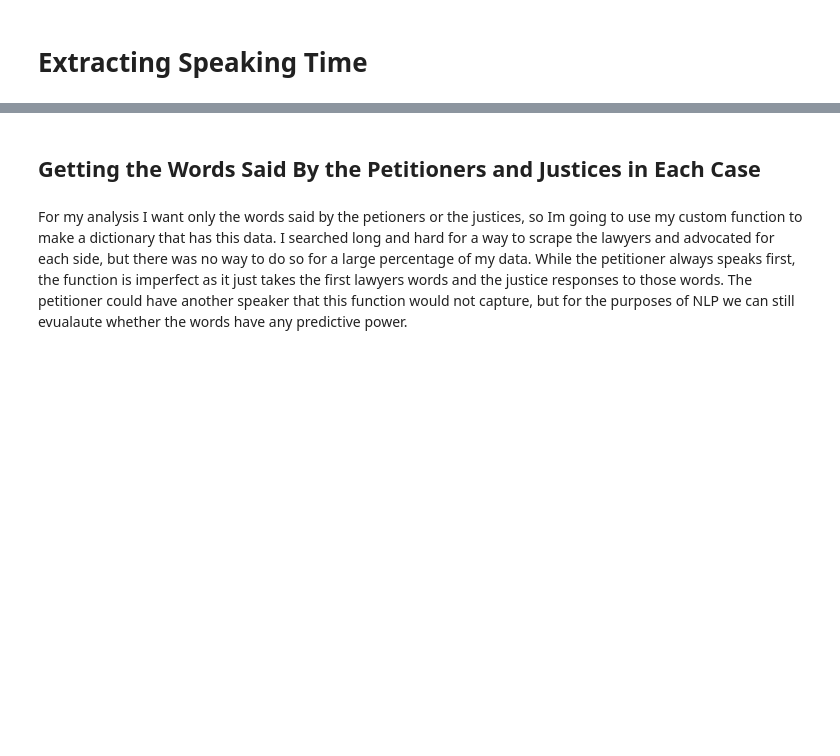
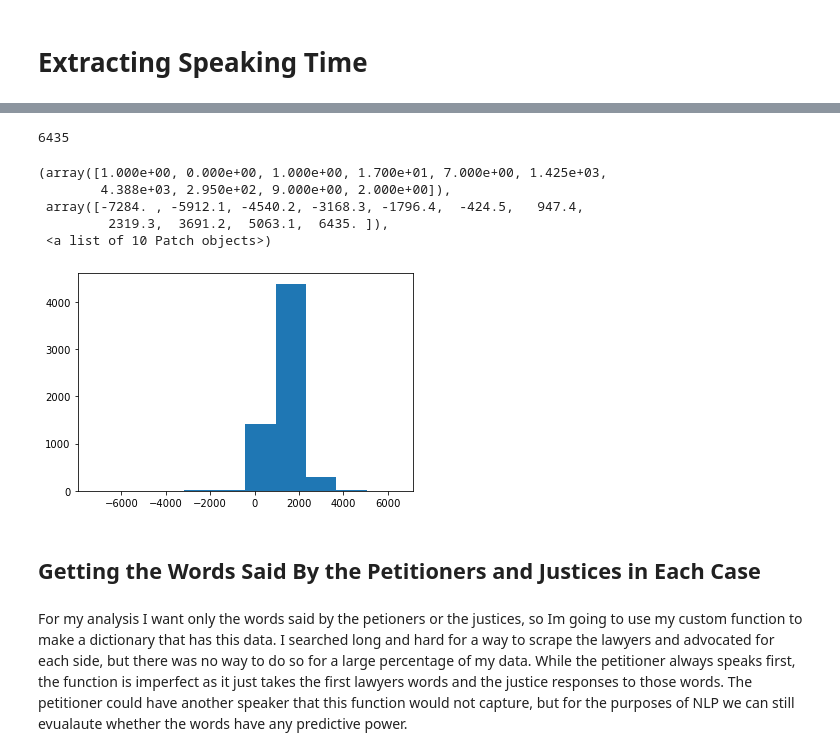
Before and after one commit to acoco10/supreme_court_predictor, a Jupyter notebook: notebooks/Data Cleaning Notebook-Copy1.ipynb, the cells around one changed output, grey strips where cells are left out. Drawn from its saved outputs; the diff is of its cells as text; code cells hidden in the pictures; blank space fills up the shorter version.

```diff
--- a/notebooks/Data Cleaning Notebook-Copy1.ipynb
+++ b/notebooks/Data Cleaning Notebook-Copy1.ipynb
@@ -144,0 +213,5 @@ rbg
+# %%
+for case in petitioner_duration_dict:
+    petitioner_duration_dict[case] = sum(petitioner_duration_dict[case])
+# %%
+dfd = pd.DataFrame(petitioner_duration_dict.items())
@@ -144,0 +227,6 @@ rbg
+# %%
+
+dfd.columns = ['case', 'duration']
+dfd.case = dfd.case.apply(lambda x: re.sub('(\d\d\d\d)', '', x))
+dfd.case = dfd.case.apply(lambda x: x.lower())
+dfd.case = dfd.case.apply(lambda x: src.remove_non_ascii_chars(x))
@@ -144,0 +243,17 @@ rbg
+# %%
+import math
+#this was the most consistent way to turn floats into integers
+dfd.duration = dfd.duration.apply(lambda x: math.trunc(x))
+# %%
+dfd.duration.max()
+# %% [output]
+6435
+# %%
+plt.hist(dfd.duration)
+# %% [output]
+(array([1.000e+00, 0.000e+00, 1.000e+00, 1.700e+01, 7.000e+00, 1.425e+03,
+        4.388e+03, 2.950e+02, 9.000e+00, 2.000e+00]),
+ array([-7284. , -5912.1, -4540.2, -3168.3, -1796.4,  -424.5,   947.4,
+         2319.3,  3691.2,  5063.1,  6435. ]),
+ <a list of 10 Patch objects>)
+[figure, added]
```
Also changed, not shown: parts of 18 cells of this notebook, 22 other files.
